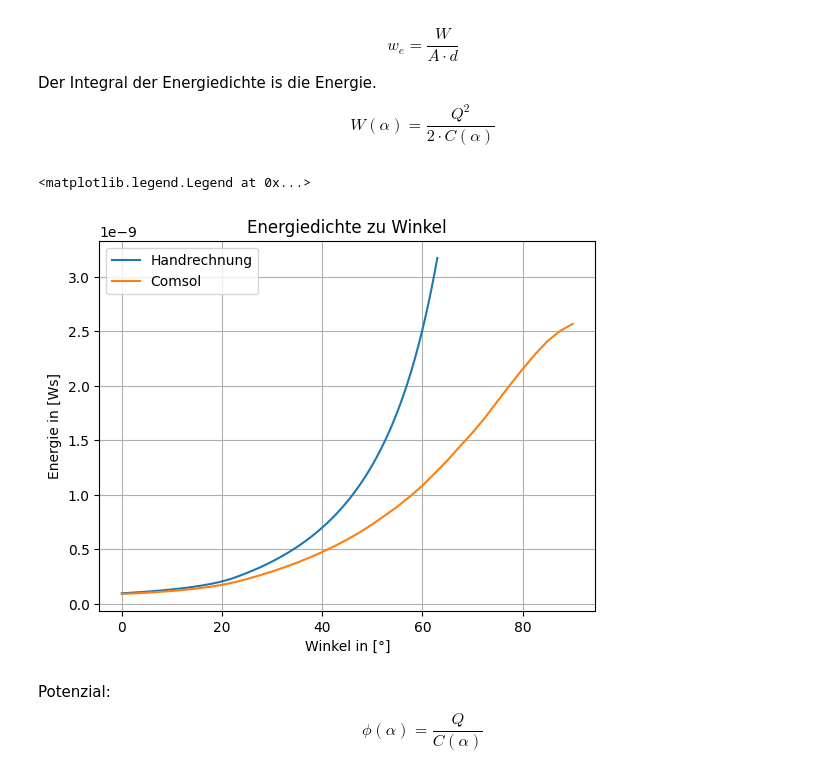
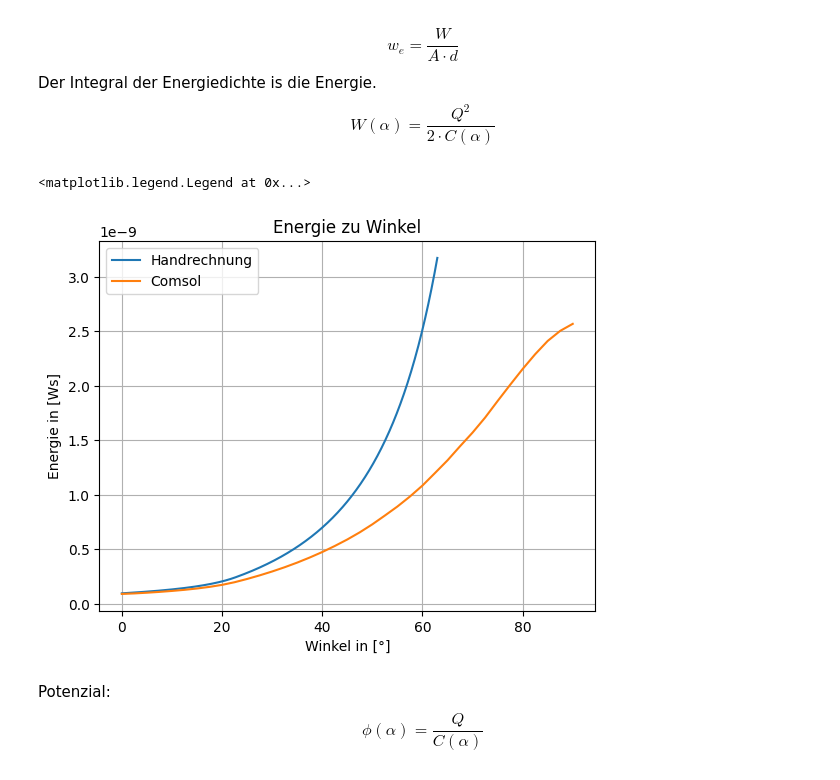
Before and after one commit to HansPeter21/COP_Elektrostatik, a Jupyter notebook: Projekt_ES_Albertin_Schegg.ipynb, the cells around one changed output. Drawn from its saved outputs; the diff is of its cells as text; code cells hidden in the pictures.

```diff
--- a/Projekt_ES_Albertin_Schegg.ipynb
+++ b/Projekt_ES_Albertin_Schegg.ipynb
@@ -186,16 +218,16 @@ Wc = pd.read_csv("./Daten/Energie.csv") #Energie mit Comsol berechnet
 # %%
 W = 1 / 2 * Q**2 / C  # Energie in [Ws]
 we = W / (A * d)  # Energiedichte in [W/m^3]
 plt.plot(alpha[0, :-300], W[0, :-300], label = "Handrechnung")
 plt.plot(-Wc["alpha (deg)"],Wc["Total electric energy (J)"], label = "Comsol")
 plt.grid()
 plt.ylabel("Energie in [Ws]")
 plt.xlabel("Winkel in [°]")
-plt.title("Energiedichte zu Winkel")
+plt.title("Energie zu Winkel")
 plt.legend()
 # %% [output]
 <matplotlib.legend.Legend at 0x...>
-[figure, old version]
+[figure, new version]
 # %% [markdown]
 Potenzial:
 $$ \phi(\alpha) = \frac{Q}{C(\alpha)} $$
```
Also changed, not shown: parts of 14 cells of this notebook.
